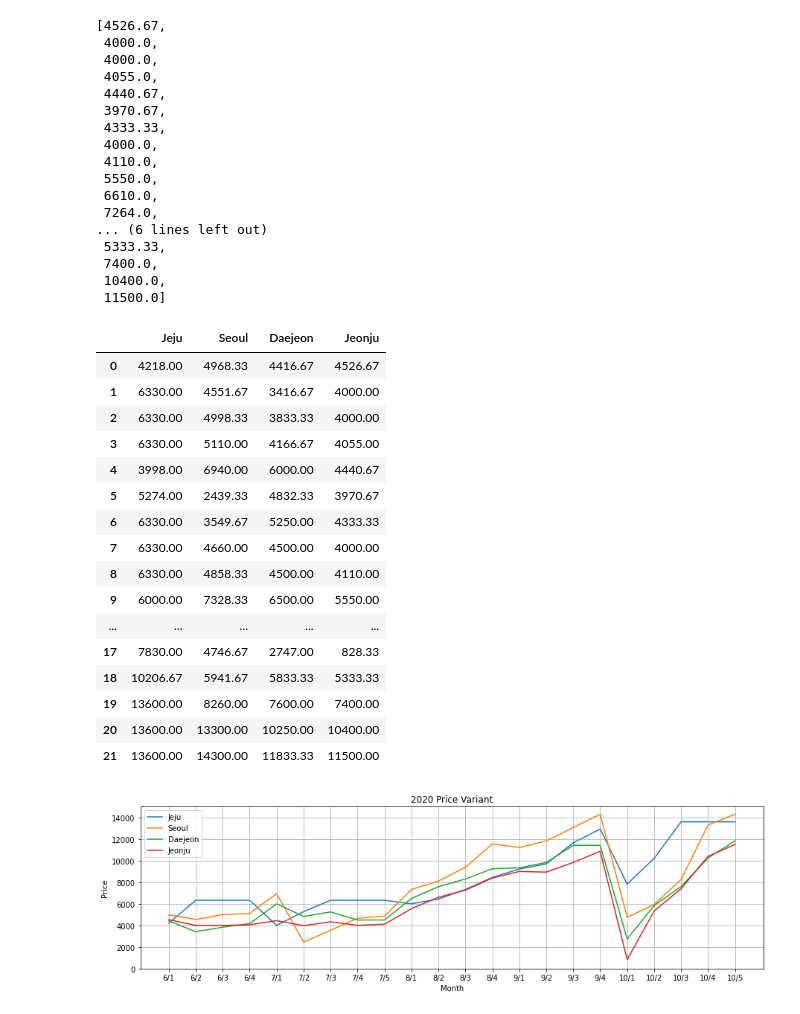
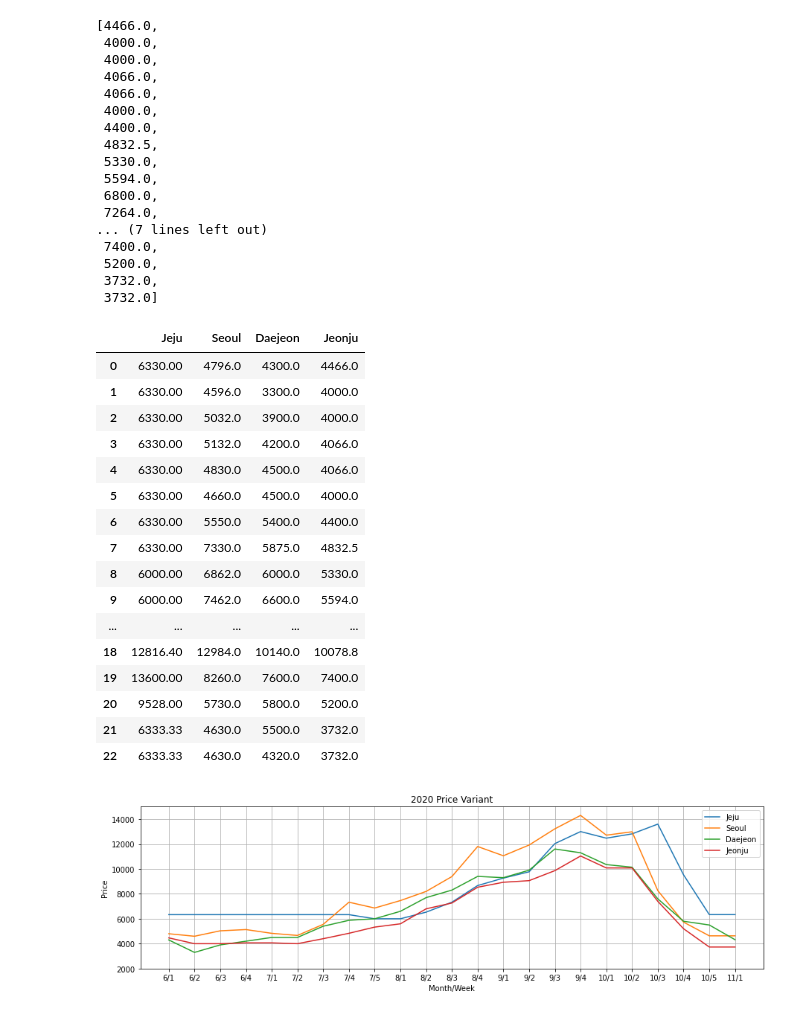
Before and after one commit to ysmin709/Get-Naver-Shopping-Data, a Jupyter notebook: Jeju Cabbage Data.ipynb, the cells around one changed output. Saved outputs shown, nothing was run; the diff lists cells and outputs as text; code cells hidden in the pictures.

```diff
--- a/Jeju Cabbage Data.ipynb
+++ b/Jeju Cabbage Data.ipynb
@@ -11,7 +11,7 @@ weeks = 1
 vegetable_name = '배추'
 cnt = 0
 
-while month >= 6 and month <= 10:
+while month >= 6 and month <= 11:
     globals()['Jeju_{}_{}'.format(month, year)] = []
     globals()['Seoul_{}_{}'.format(month, year)] = []
     globals()['Daejeon_{}_{}'.format(month, year)] = []
@@ -30,7 +30,7 @@ while month >= 6 and month <= 10:
 
             weeks += 1
 
-            length = len(df.iloc[-1]) - 6
+            length = 5
 
             # Seoul
             Seoul_price_list = []
@@ -45,10 +45,9 @@ while month >= 6 and month <= 10:
                 if x == '-':
                     x = 0
                     cnt += 1
-                    print(month, weeks)
                 Seoul_price_list.append(int(x))
 
-            Seoul_avg = sum(Seoul_price_list) / length - cnt
+            Seoul_avg = sum(Seoul_price_list) / (length - cnt)
             globals()['Seoul_{}_{}'.format(month, year)].append(round(Seoul_avg, 2))
             cnt = 0
 
@@ -67,7 +66,7 @@ while month >= 6 and month <= 10:
                     cnt += 1
                 Daejeon_price_list.append(int(x))
 
-            Daejeon_avg = sum(Daejeon_price_list) / length - cnt
+            Daejeon_avg = sum(Daejeon_price_list) / (length - cnt)
             globals()['Daejeon_{}_{}'.format(month, year)].append(round(Daejeon_avg, 2))
             cnt = 0
 
@@ -84,7 +83,7 @@ while month >= 6 and month <= 10:
                     x = 0
                     cnt += 1
                 Jeonju_price_list.append(int(x))
-            Jeonju_avg = sum(Jeonju_price_list) / length - cnt
+            Jeonju_avg = sum(Jeonju_price_list) / (length - cnt)
             globals()['Jeonju_{}_{}'.format(month, year)].append(round(Jeonju_avg, 2))
             cnt = 0
 
@@ -100,7 +99,7 @@ while month >= 6 and month <= 10:
                     x = 0
                     cnt += 1
                 Jeju_price_list.append(int(x))
-            Jeju_avg = sum(Jeju_price_list) / length - cnt
+            Jeju_avg = sum(Jeju_price_list) / (length - cnt)
             globals()['Jeju_{}_{}'.format(month, year)].append(round(Jeju_avg, 2))
             cnt = 0
 
@@ -223,26 +225,28 @@ try:
 except:
     for i in range(4):
         Jeonju_result.append(Jeonju_10_2020[i])
+# %%
+Jeonju_result.append(Jeonju_11_2020[0])
 # %%
 Jeonju_result
 # %% [output]
-[4526.67,
+[4466.0,
  4000.0,
  4000.0,
- 4055.0,
- 4440.67,
- 3970.67,
- 4333.33,
+ 4066.0,
+ 4066.0,
  4000.0,
- 4110.0,
- 5550.0,
- 6610.0,
+ 4400.0,
+ 4832.5,
+ 5330.0,
+ 5594.0,
+ 6800.0,
  7264.0,
-... (6 lines left out)
- 5333.33,
+... (7 lines left out)
  7400.0,
- 10400.0,
- 11500.0]
+ 5200.0,
+ 3732.0,
+ 3732.0]
 # %%
 df_20 = pd.DataFrame([Jeju_result, Seoul_result, Daejeon_result, Jeonju_result], index='Jeju Seoul Daejeon Jeonju'.split())
 df_2020 = df_20.fillna(df.iloc[1])
@@ -250,40 +254,40 @@ df_2020 = df_2020.T
 df_2020
 # %% [output]
 |  | Jeju | Seoul | Daejeon | Jeonju |
-| 0 | 4218.00 | 4968.33 | 4416.67 | 4526.67 |
-| 1 | 6330.00 | 4551.67 | 3416.67 | 4000.00 |
-| 2 | 6330.00 | 4998.33 | 3833.33 | 4000.00 |
-| 3 | 6330.00 | 5110.00 | 4166.67 | 4055.00 |
-| 4 | 3998.00 | 6940.00 | 6000.00 | 4440.67 |
-| 5 | 5274.00 | 2439.33 | 4832.33 | 3970.67 |
-| 6 | 6330.00 | 3549.67 | 5250.00 | 4333.33 |
-| 7 | 6330.00 | 4660.00 | 4500.00 | 4000.00 |
-| 8 | 6330.00 | 4858.33 | 4500.00 | 4110.00 |
-| 9 | 6000.00 | 7328.33 | 6500.00 | 5550.00 |
+| 0 | 6330.00 | 4796.0 | 4300.0 | 4466.0 |
+| 1 | 6330.00 | 4596.0 | 3300.0 | 4000.0 |
+| 2 | 6330.00 | 5032.0 | 3900.0 | 4000.0 |
+| 3 | 6330.00 | 5132.0 | 4200.0 | 4066.0 |
+| 4 | 6330.00 | 4830.0 | 4500.0 | 4066.0 |
+| 5 | 6330.00 | 4660.0 | 4500.0 | 4000.0 |
+| 6 | 6330.00 | 5550.0 | 5400.0 | 4400.0 |
+| 7 | 6330.00 | 7330.0 | 5875.0 | 4832.5 |
+| 8 | 6000.00 | 6862.0 | 6000.0 | 5330.0 |
+| 9 | 6000.00 | 7462.0 | 6600.0 | 5594.0 |
 | ... | ... | ... | ... | ... |
-| 17 | 7830.00 | 4746.67 | 2747.00 | 828.33 |
-| 18 | 10206.67 | 5941.67 | 5833.33 | 5333.33 |
-| 19 | 13600.00 | 8260.00 | 7600.00 | 7400.00 |
-| 20 | 13600.00 | 13300.00 | 10250.00 | 10400.00 |
-| 21 | 13600.00 | 14300.00 | 11833.33 | 11500.00 |
+| 18 | 12816.40 | 12984.0 | 10140.0 | 10078.8 |
+| 19 | 13600.00 | 8260.0 | 7600.0 | 7400.0 |
+| 20 | 9528.00 | 5730.0 | 5800.0 | 5200.0 |
+| 21 | 6333.33 | 4630.0 | 5500.0 | 3732.0 |
+| 22 | 6333.33 | 4630.0 | 4320.0 | 3732.0 |
 # %%
 %matplotlib inline
 import matplotlib.pyplot as plt
 import matplotlib.font_manager as fm
 
-month_week_list = ['6/1', '6/2', '6/3', '6/4', '7/1', '7/2', '7/3', '7/4', '7/5', '8/1', '8/2', '8/3', '8/4', '9/1', '9/2', '9/3', '9/4', '10/1', '10/2', '10/3', '10/4', '10/5']
+month_week_list = ['6/1', '6/2', '6/3', '6/4', '7/1', '7/2', '7/3', '7/4', '7/5', '8/1', '8/2', '8/3', '8/4', '9/1', '9/2', '9/3', '9/4', '10/1', '10/2', '10/3', '10/4', '10/5', '11/1']
 
 plt.rcParams["axes.grid"] = True
 plt.rcParams["figure.figsize"] = (15,4)
 # %%
 line = df_2020.plot.line()
-line.set_xlabel("Month")
+line.set_xlabel("Month/Week")
 line.set_ylabel("Price")
-plt.ylim([0, 15000])
+plt.ylim([2000, 15000])
 line.set_title("2020 Price Variant")
 line.set_xticks(df_2020.index[:])
 line.set_xticklabels(month_week_list)
 plt.plot
 plt.show()
 # %% [output]
-[figure, old version]
+[figure, new version]
```
Also changed, not shown: parts of 13 cells of this notebook, 1 other file.
